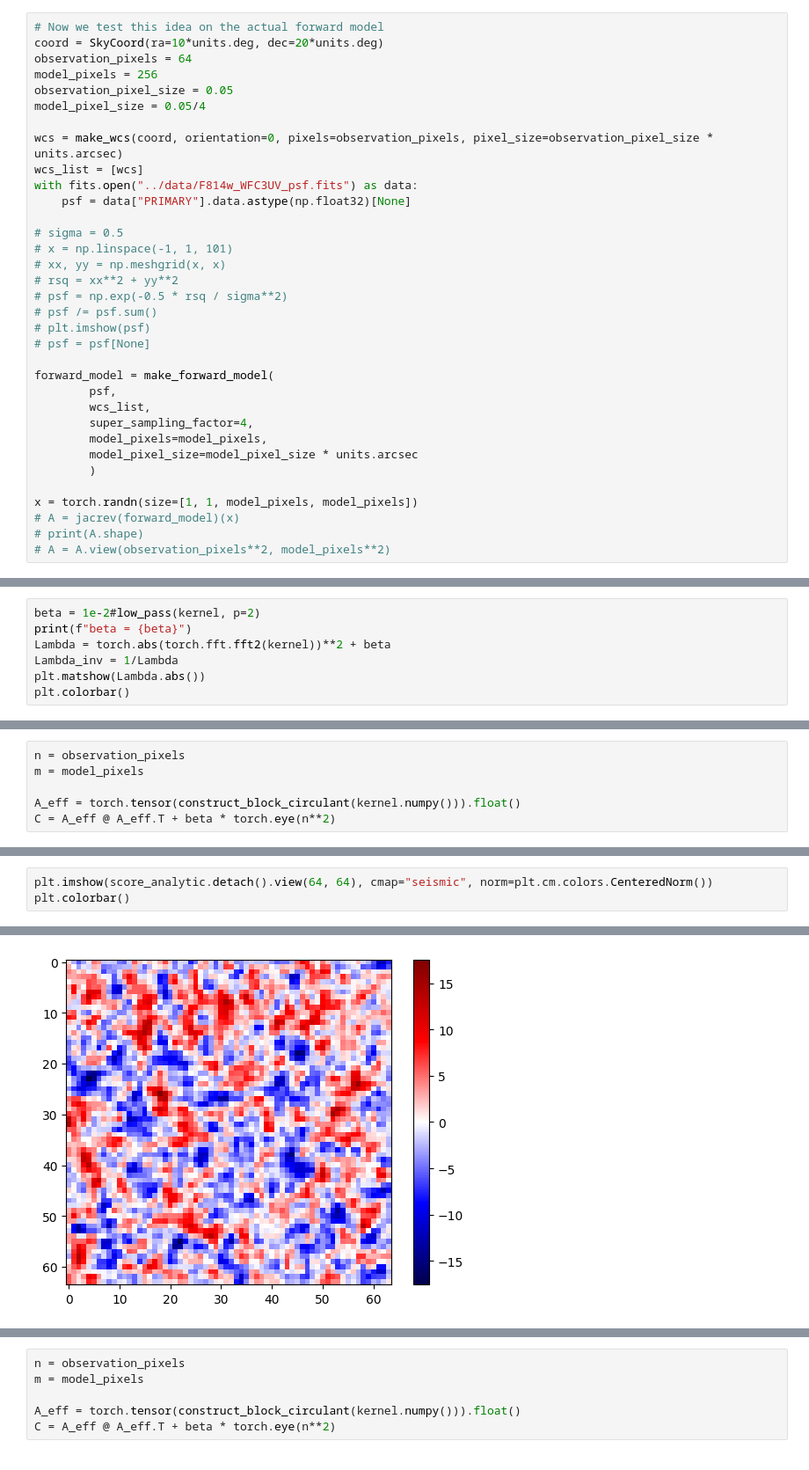
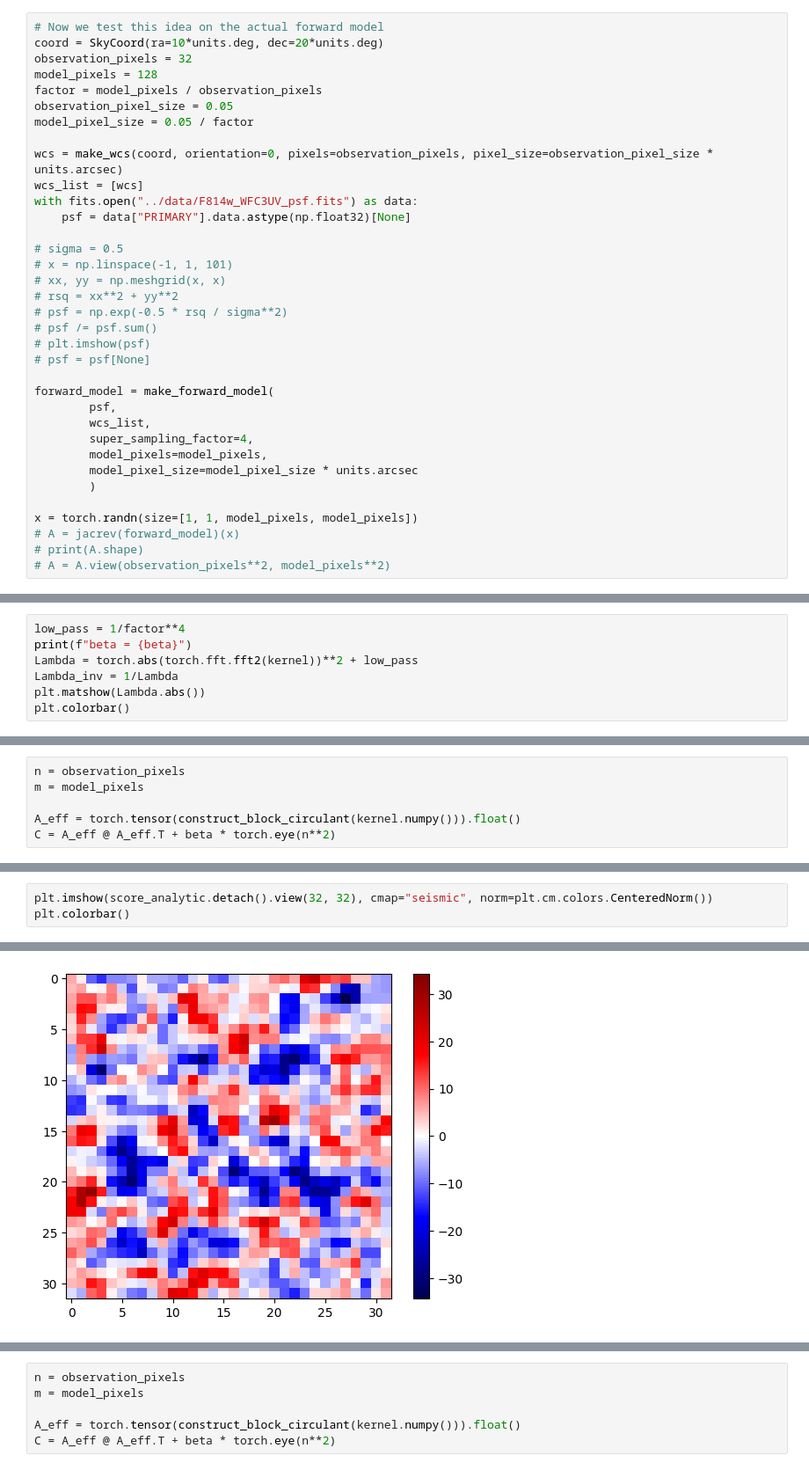
Before and after one commit to AlexandreAdam/DeblendingGalaxies, a Jupyter notebook: notebooks/correlated_gaussian_approx.ipynb, the cells around one changed output, grey strips where cells are left out. Shown: that part at 88% size. Saved outputs shown, nothing was run; the diff lists cells and outputs as text.

```diff
--- a/notebooks/correlated_gaussian_approx.ipynb
+++ b/notebooks/correlated_gaussian_approx.ipynb
@@ -457,10 +457,11 @@ def low_pass(kernel, p=100):
 # %%
 # Now we test this idea on the actual forward model
 coord = SkyCoord(ra=10*units.deg, dec=20*units.deg)
-observation_pixels = 64
-model_pixels = 256
+observation_pixels = 32
+model_pixels = 128
+factor = model_pixels / observation_pixels
 observation_pixel_size = 0.05
-model_pixel_size = 0.05/4
+model_pixel_size = 0.05 / factor
 
 wcs = make_wcs(coord, orientation=0, pixels=observation_pixels, pixel_size=observation_pixel_size * units.arcsec)
 wcs_list = [wcs]
@@ -536,7 +537,7 @@ tensor(0.0625)
 # %%
-beta = 1e-2#low_pass(kernel, p=2)
+low_pass = 1/factor**4
 print(f"beta = {beta}")
-Lambda = torch.abs(torch.fft.fft2(kernel))**2 + beta
+Lambda = torch.abs(torch.fft.fft2(kernel))**2 + low_pass
 Lambda_inv = 1/Lambda
 plt.matshow(Lambda.abs())
 plt.colorbar()
@@ -637,9 +638,9 @@ plt.colorbar()
 # %%
-plt.imshow(score_analytic.detach().view(64, 64), cmap="seismic", norm=plt.cm.colors.CenteredNorm())
+plt.imshow(score_analytic.detach().view(32, 32), cmap="seismic", norm=plt.cm.colors.CenteredNorm())
 plt.colorbar()
 # %% [output]
 <matplotlib.colorbar.Colorbar at 0x...>
-[figure, old version]
+[figure, new version]
 # %%
 print(torch.norm(score_fft))
 # %% [output]
```
Also changed, not shown: parts of 51 cells of this notebook, 8 other files.
